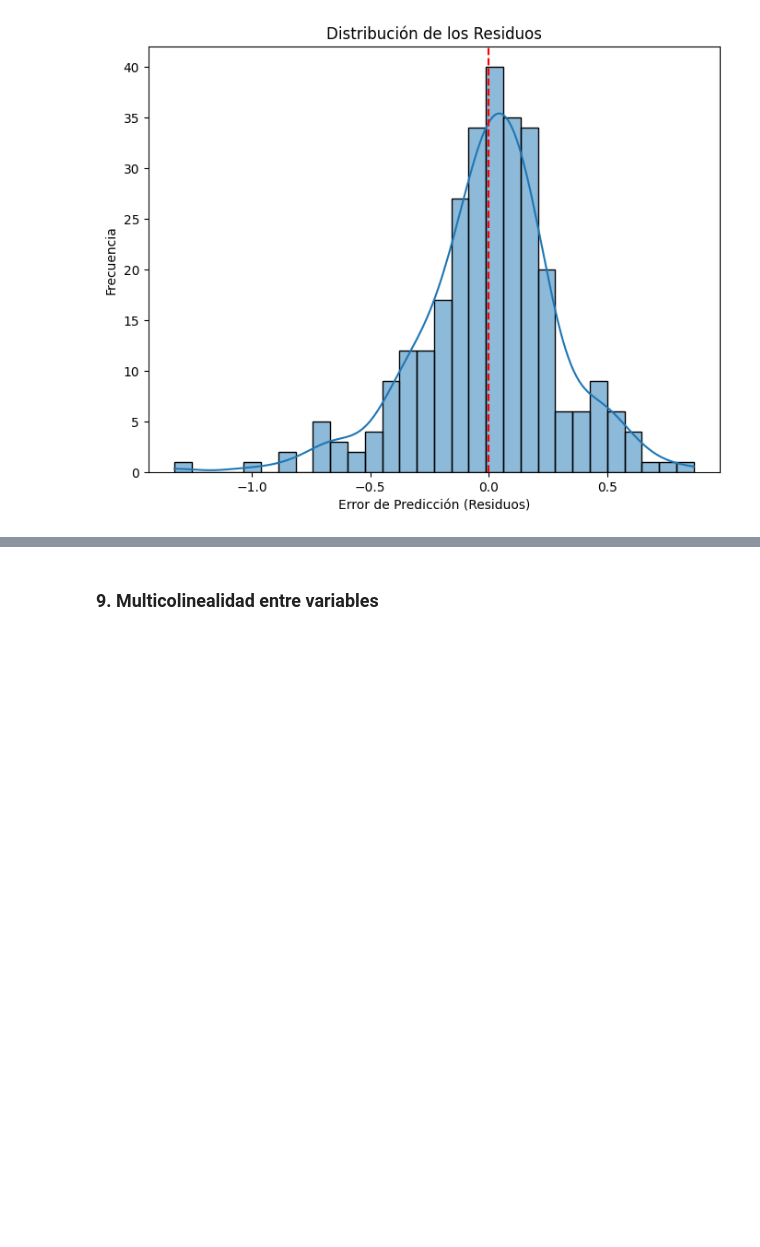
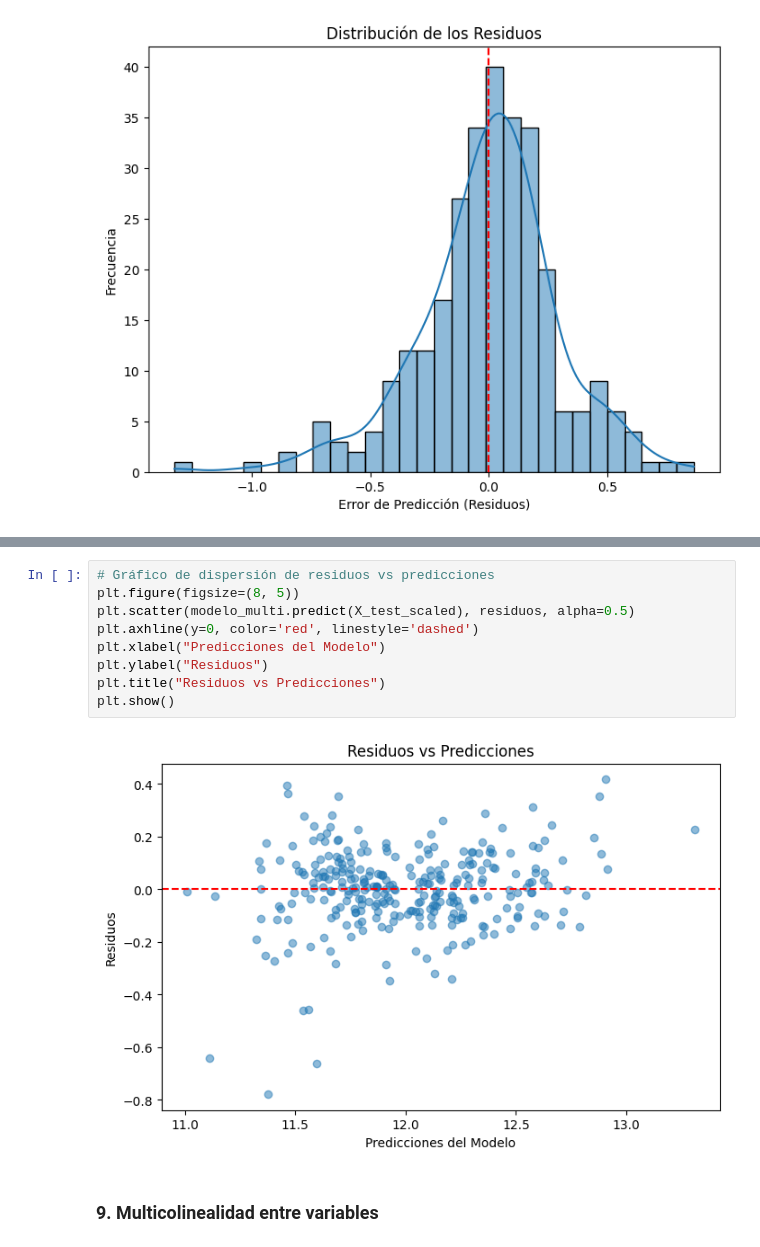
Before and after one commit to EstebanZG999/HT3Mineria, a Jupyter notebook: src/modelos_regresion.ipynb, the cells around one changed output, grey strips where cells are left out. Cells and saved outputs as stored; diff of their text form; blank space fills up the shorter version.

```diff
--- a/src/modelos_regresion.ipynb
+++ b/src/modelos_regresion.ipynb
@@ -112,3 +250,14 @@ plt.show()
+# %%
+# Gráfico de dispersión de residuos vs predicciones
+plt.figure(figsize=(8, 5))
+plt.scatter(modelo_multi.predict(X_test_scaled), residuos, alpha=0.5)
+plt.axhline(y=0, color='red', linestyle='dashed')
+plt.xlabel("Predicciones del Modelo")
+plt.ylabel("Residuos")
+plt.title("Residuos vs Predicciones")
+plt.show()
+# %% [output]
+[figure, added]
 # %% [markdown]
 ### 9. Multicolinealidad entre variables
 # %%
```
Also changed, not shown: parts of 6 cells of this notebook.
